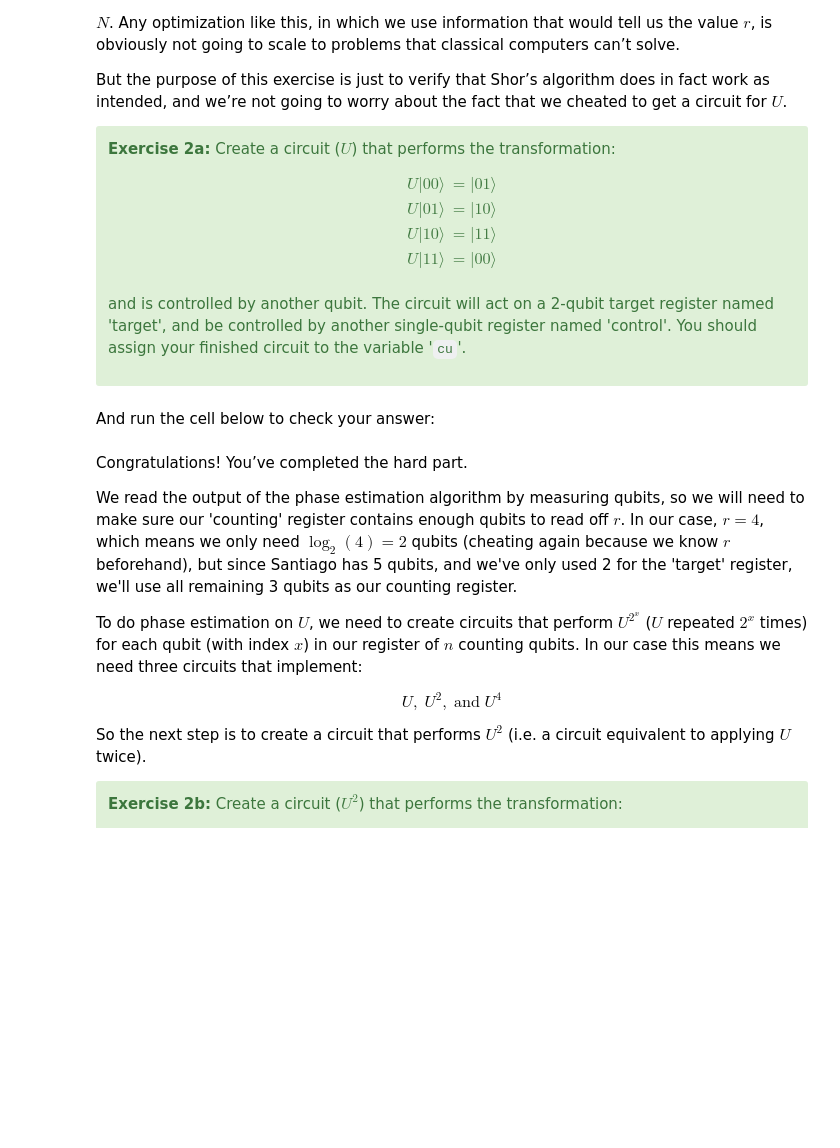
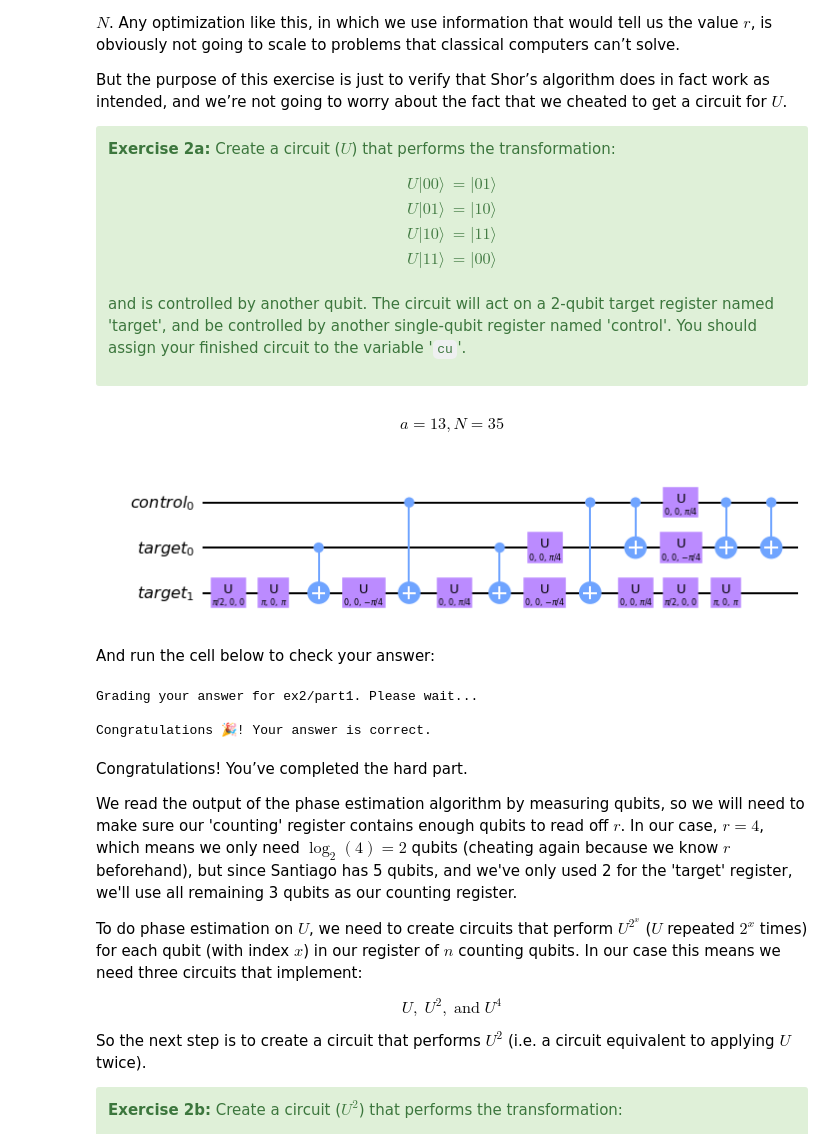
Before and after one commit to abdielgv162/Quantum_Computing, a Jupyter notebook: IBM_Quantum_Challenge_2021/Notebooks_Originales/ex2.ipynb, the cells around one changed output. Cells and saved outputs as stored; diff of their text form; code cells hidden in the pictures; blank space fills up the shorter version.

```diff
--- a/IBM_Quantum_Challenge_2021/Notebooks_Originales/ex2.ipynb
+++ b/IBM_Quantum_Challenge_2021/Notebooks_Originales/ex2.ipynb
@@ -77,28 +77,57 @@ $$
 and is controlled by another qubit. The circuit will act on a 2-qubit target register named 'target', and be controlled by another single-qubit register named 'control'. You should assign your finished circuit to the variable '`cu`'.
 
 </div>
+# %% [markdown]
+$$a=13, N=35$$
 # %%
 from qiskit import QuantumCircuit
 from qiskit import QuantumRegister, QuantumCircuit
 c = QuantumRegister(1, 'control')
 t = QuantumRegister(2, 'target')
 cu = QuantumCircuit(c, t, name="Controlled 13^x mod 35")
-
+from math import pi
 # WRITE YOUR CODE BETWEEN THESE LINES - START
 
-
-
-
+# Controlled Controlled NOT
+#Hadamard
+cu.u(pi/2, 0, 0, 2)
+# X gate
+cu.u(pi , 0 , pi, 2)
+cu.cx(1,2)
+#cu.tdg(2)
+cu.u(0, 0, -pi/4, 2)
+cu.cx(0,2)
+cu.u(0, 0, pi/4, 2)
+cu.cx(1,2)
+cu.u(0, 0, -pi/4, 2)
+cu.cx(0,2)
+cu.u(0, 0, pi/4, 1)
+cu.u(0, 0, pi/4, 2)
+#Hadamard
+cu.u(pi/2, 0, 0, 2)
+# X gate
+cu.u(pi , 0 , pi, 2)
+cu.cx(0,1)
+cu.u(0, 0, pi/4, 0)
+cu.u(0, 0, -pi/4, 1)
+cu.cx(0,1)
+# Control NOT
+cu.cx(0,1)
 
 # WRITE YOUR CODE BETWEEN THESE LINES - END
-
 cu.draw('mpl')
+# %% [output]
+[figure, added]
 # %% [markdown]
 And run the cell below to check your answer:
 # %%
 # Check your answer using following code
 from qc_grader import grade_ex2a
 grade_ex2a(cu)
+# %% [output]
+Grading your answer for ex2/part1. Please wait...
+
+Congratulations 🎉! Your answer is correct.
 # %% [markdown]
 Congratulations! You’ve completed the hard part.
 
```
Also changed, not shown: parts of 15 cells of this notebook.
